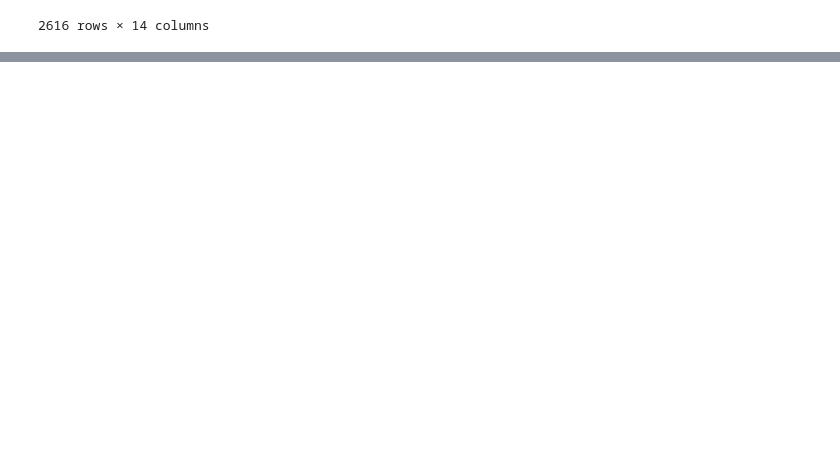
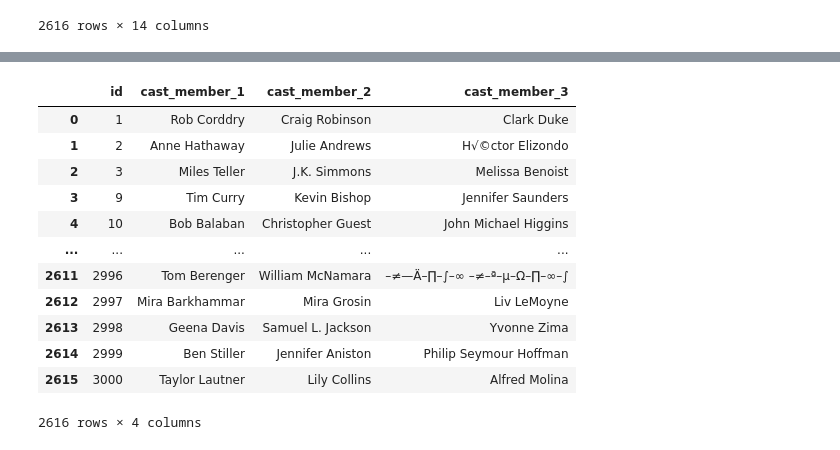
Before and after one commit to kendoll7/project_4, a Jupyter notebook: movies_etl.ipynb, the cells around one changed output, grey strips where cells are left out. Saved outputs shown, nothing was run; the diff lists cells and outputs as text; code cells hidden in the pictures; blank space fills up the shorter version.

```diff
--- a/movies_etl.ipynb
+++ b/movies_etl.ipynb
@@ -775,0 +823,18 @@ complete_movies_df_with_language
+# %%
+actors_normalize_df_1 = pd.json_normalize(concat_actors_short[0])
+actors_normalize_df_1 = actors_normalize_df_1.rename(columns={'name': 'cast_member_1'})
+actors_normalize_df_1 = actors_normalize_df_1.drop(columns = ['character', 'cast_id', 'credit_id', 'gender',
+                                                   'id', 'order', 'profile_path'])
+actors_normalize_df_1
+
+actors_normalize_df_2 = pd.json_normalize(concat_actors_short[1])
+actors_normalize_df_2 = actors_normalize_df_2.rename(columns={'name': 'cast_member_2'})
+actors_normalize_df_2 = actors_normalize_df_2.drop(columns = ['character', 'cast_id', 'credit_id', 'gender',
+                                                   'id', 'order', 'profile_path'])
+actors_normalize_df_2
+
+actors_normalize_df_3 = pd.json_normalize(concat_actors_short[2])
+actors_normalize_df_3 = actors_normalize_df_3.rename(columns={'name': 'cast_member_3'})
+actors_normalize_df_3 = actors_normalize_df_3.drop(columns = ['character', 'cast_id', 'credit_id', 'gender',
+                                                   'id', 'order', 'profile_path'])
+actors_normalize_df_3
@@ -775,0 +855,18 @@ complete_movies_df_with_language
+# %%
+actors_normalized_all = pd.concat([genres_df['id'], actors_normalize_df_1,
+                                   actors_normalize_df_2, actors_normalize_df_3], axis = 1)
+actors_normalized_all
+# %% [output]
+|  | id | cast_member_1 | cast_member_2 | cast_member_3 |
+| 0 | 1 | Rob Corddry | Craig Robinson | Clark Duke |
+| 1 | 2 | Anne Hathaway | Julie Andrews | H√©ctor Elizondo |
+| 2 | 3 | Miles Teller | J.K. Simmons | Melissa Benoist |
+| 3 | 9 | Tim Curry | Kevin Bishop | Jennifer Saunders |
+| 4 | 10 | Bob Balaban | Christopher Guest | John Michael Higgins |
+| ... | ... | ... | ... | ... |
+| 2611 | 2996 | Tom Berenger | William McNamara | –≠—Ä–∏–∫–∞ –≠–ª–µ–Ω–∏–∞–∫ |
+| 2612 | 2997 | Mira Barkhammar | Mira Grosin | Liv LeMoyne |
+| 2613 | 2998 | Geena Davis | Samuel L. Jackson | Yvonne Zima |
+| 2614 | 2999 | Ben Stiller | Jennifer Aniston | Philip Seymour Hoffman |
+| 2615 | 3000 | Taylor Lautner | Lily Collins | Alfred Molina |
+2616 rows × 4 columns
```
Also changed, not shown: parts of 6 cells of this notebook.
